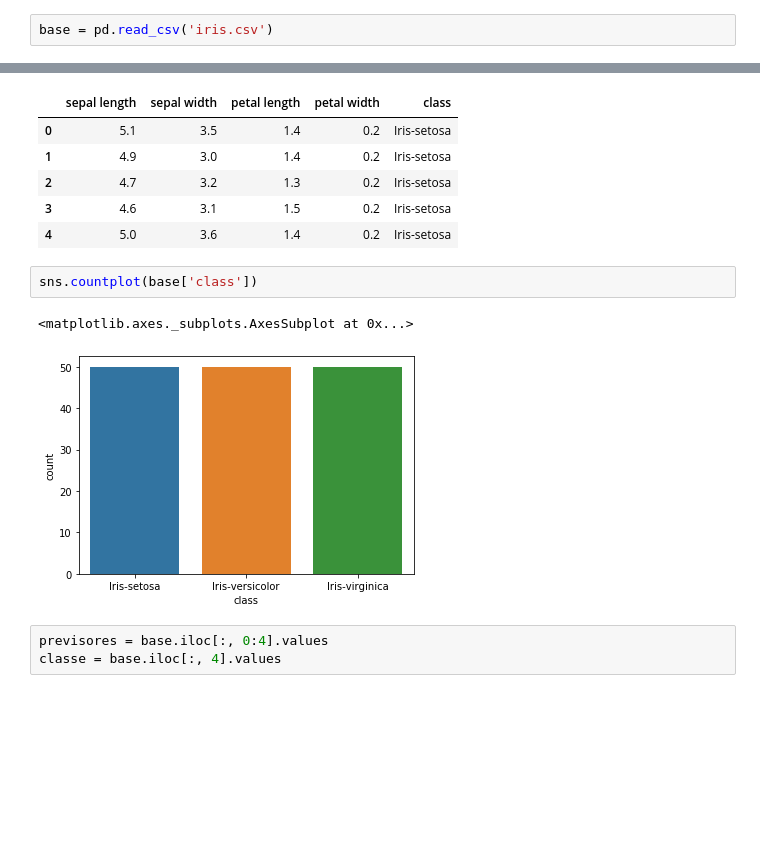
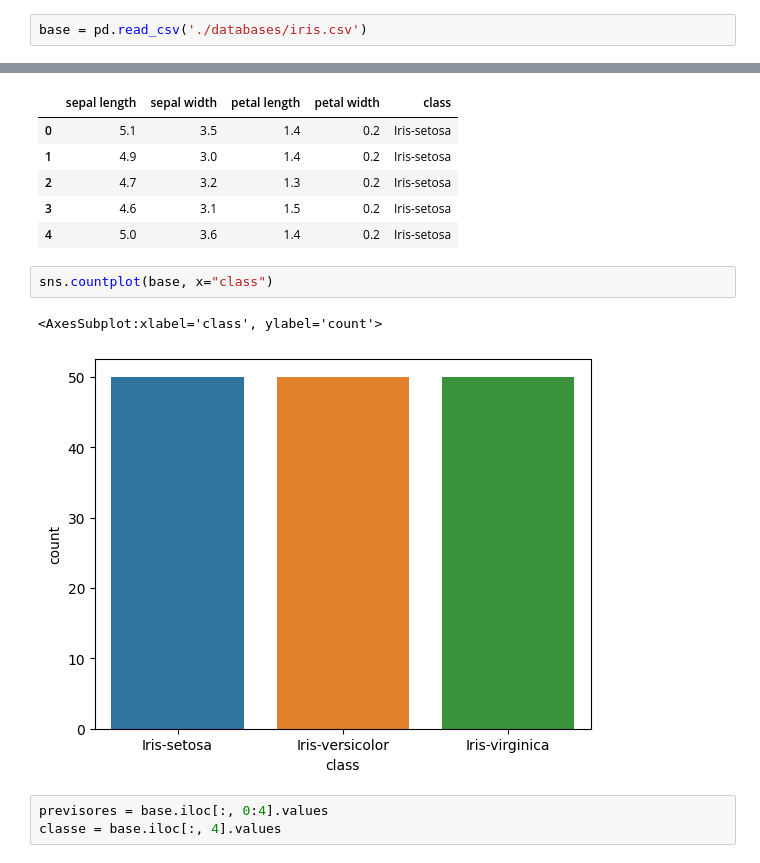
Before and after one commit to MarcelodeFreitas/udemy_deep_learning_pytorch_python, a Jupyter notebook: Projeto_6_Classificação_multiclasse_iris.ipynb, the cells around one changed output, grey strips where cells are left out. Drawn from its saved outputs; the diff is of its cells as text; blank space fills up the shorter version.

```diff
--- a/Projeto_6_Classificação_multiclasse_iris.ipynb
+++ b/Projeto_6_Classificação_multiclasse_iris.ipynb
@@ -25,7 +25,7 @@ torch.manual_seed(123)
 # %% [output]
 <torch._C.Generator at 0x...>
 # %%
-base = pd.read_csv('iris.csv')
+base = pd.read_csv('./databases/iris.csv')
 # %%
 base.head()
 # %% [output]
@@ -36,10 +36,10 @@ base.head()
 | 3 | 4.6 | 3.1 | 1.5 | 0.2 | Iris-setosa |
 | 4 | 5.0 | 3.6 | 1.4 | 0.2 | Iris-setosa |
 # %%
-sns.countplot(base['class'])
+sns.countplot(base, x="class")
 # %% [output]
-<matplotlib.axes._subplots.AxesSubplot at 0x...>
+<AxesSubplot:xlabel='class', ylabel='count'>
-[figure, old version]
+[figure, new version]
 # %%
 previsores = base.iloc[:, 0:4].values
 classe = base.iloc[:, 4].values
```
Also changed, not shown: parts of 1 cell of this notebook.
